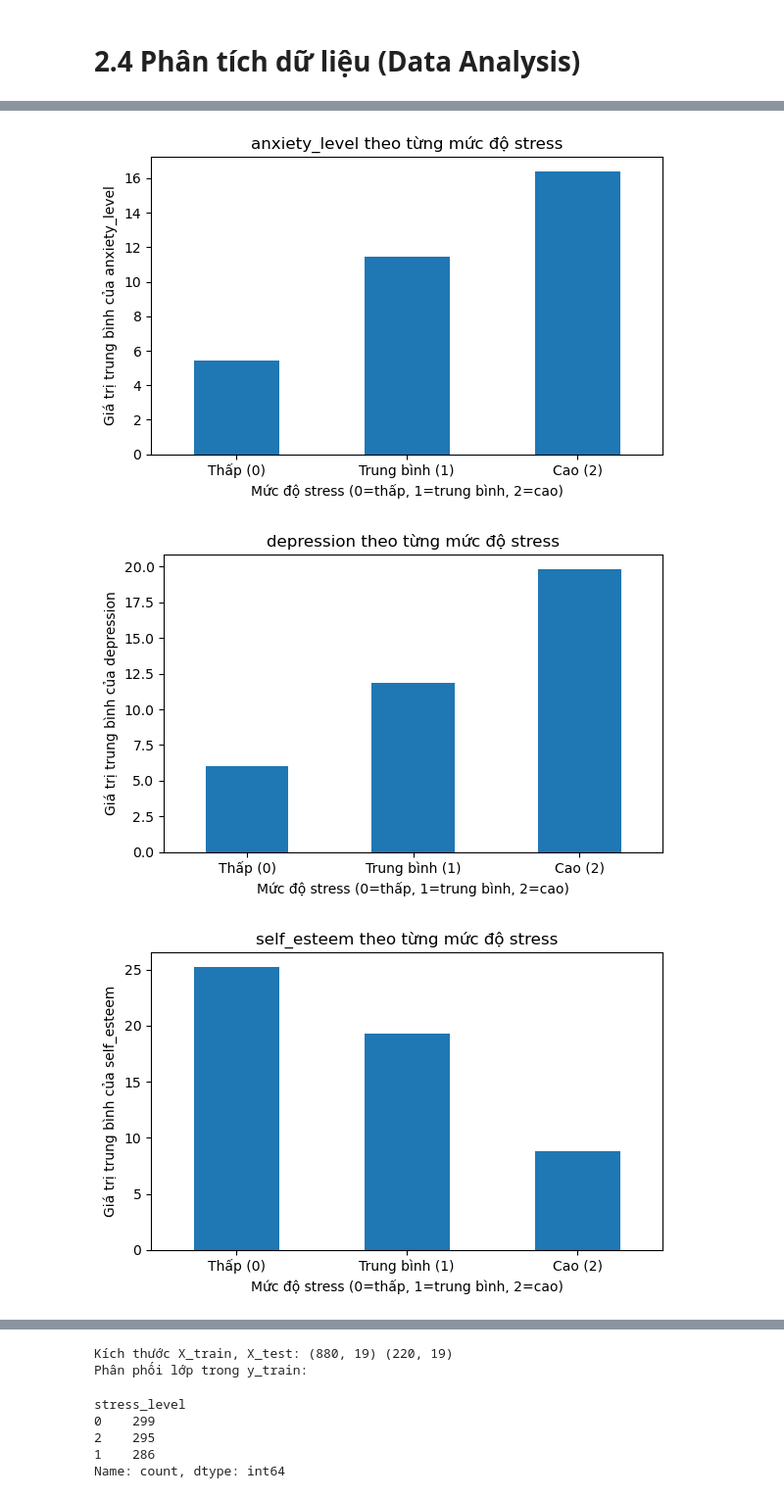
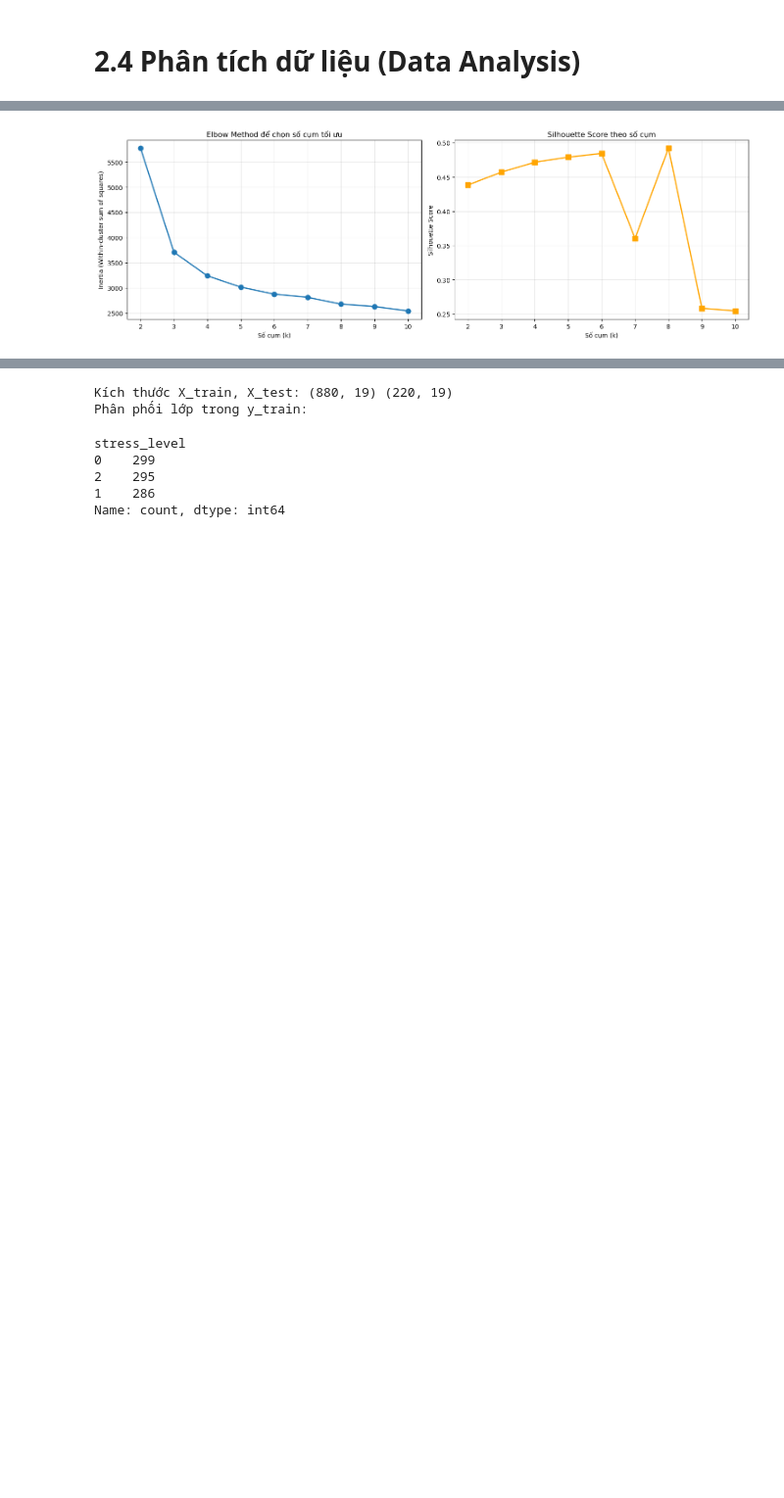
Before and after one commit to MDuy-3107/P4DS_Student-Stress-Monitoring, a Jupyter notebook: report.ipynb, the cells around one changed output, grey strips where cells are left out. Shown at 98% size. Cells and saved outputs as stored; diff of their text form; code cells hidden in the pictures; blank space fills up the shorter version.

```diff
--- a/report.ipynb
+++ b/report.ipynb
@@ -1128,25 +1131,45 @@ plt.show()
 # %%
-# Q1 – Analysis: So sánh một số biến key giữa 3 mức stress
+# B1: Tìm số cụm tối ưu bằng Elbow Method và Silhouette Score
 
-variables_to_plot = [
-    "anxiety_level",
-    "depression",
-    "self_esteem",
-    "sleep_quality",
-]
+# Elbow Method
+inertias = []
+silhouette_scores = []
+k_range = range(2, 11)
 
-for col in variables_to_plot:
-    fig, ax = plt.subplots()
-    profile_focus[col].plot(kind="bar", ax=ax)
+for k in k_range:
+    kmeans = KMeans(n_clusters=k, random_state=42, n_init=10)
+    kmeans.fit(X_cluster_scaled)
+    inertias.append(kmeans.inertia_)
+    silhouette_scores.append(silhouette_score(X_cluster_scaled, kmeans.labels_))
 
-    ax.set_title(f"{col} theo từng mức độ stress")
-    ax.set_xlabel("Mức độ stress (0=thấp, 1=trung bình, 2=cao)")
-    ax.set_ylabel(f"Giá trị trung bình của {col}")
-    ax.set_xticklabels(["Thấp (0)", "Trung bình (1)", "Cao (2)"], rotation=0)
+# Visualization để chọn số cụm tối ưu
+fig, (ax1, ax2) = plt.subplots(1, 2, figsize=(15, 5))
 
-    plt.tight_layout()
-    plt.show()
+# Elbow Plot
+ax1.plot(k_range, inertias, marker='o', linewidth=2, markersize=8)
+ax1.set_xlabel('Số cụm (k)')
+ax1.set_ylabel('Inertia (Within-cluster sum of squares)')
+ax1.set_title('Elbow Method để chọn số cụm tối ưu')
+ax1.grid(True, alpha=0.3)
+
+# Silhouette Score Plot
+ax2.plot(k_range, silhouette_scores, marker='s', color='orange', linewidth=2, markersize=8)
+ax2.set_xlabel('Số cụm (k)')
+ax2.set_ylabel('Silhouette Score')
+ax2.set_title('Silhouette Score theo số cụm')
+ax2.grid(True, alpha=0.3)
+
+plt.tight_layout()
+plt.show()
+
+# In ra silhouette scores
+print("Silhouette Scores cho từng số cụm:")
+for k, score in zip(k_range, silhouette_scores):
+    print(f"k={k}: {score:.3f}")
+
+# Tự động chọn số cụm có silhouette score cao nhất
+optimal_k = k_range[np.argmax(silhouette_scores)]
+print(f"\nSố cụm tối ưu (theo Silhouette Score): {optimal_k}")
+print(f"Silhouette Score tối ưu: {max(silhouette_scores):.3f}")
 # %% [output]
-[figure, old version]
+[figure, new version]
-[figure, removed]
-[figure, removed]
```
Also changed, not shown: parts of 80 cells of this notebook.
